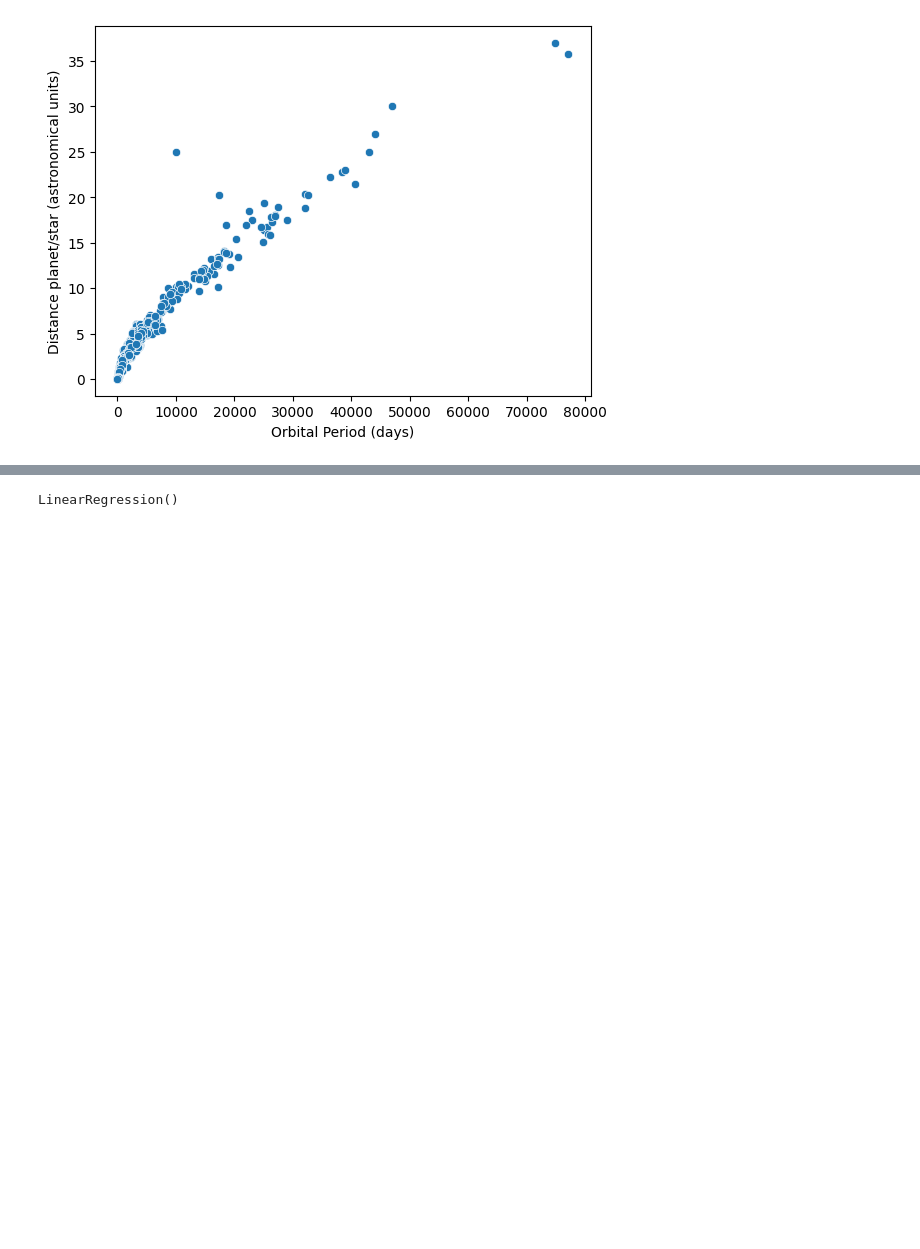
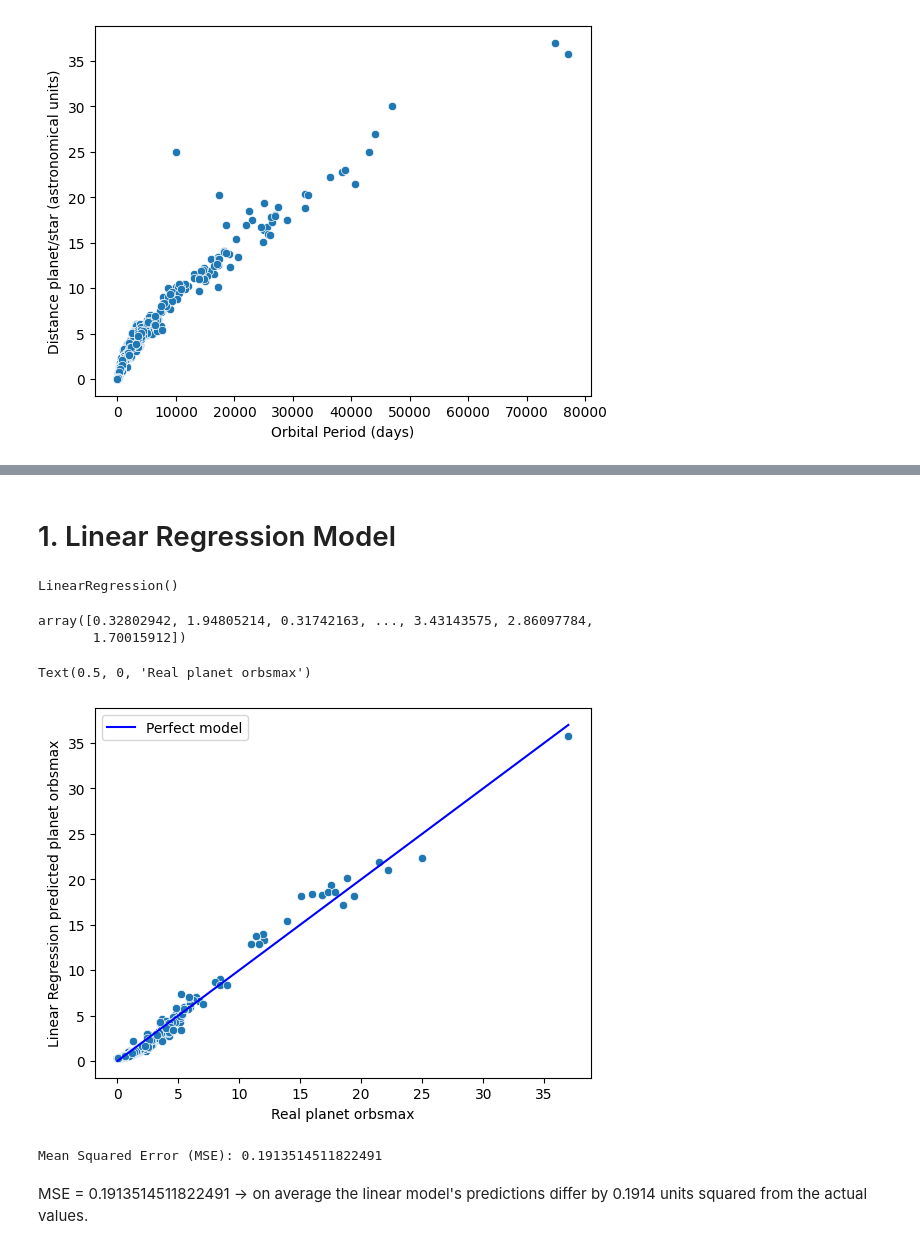
Before and after one commit to Claire540/Final_Project_Exoplanet, a Jupyter notebook: notebooks/Filal_Project_Exoplanet.ipynb, the cells around one changed output, grey strips where cells are left out. Drawn from its saved outputs; the diff is of its cells as text; code cells hidden in the pictures; blank space fills up the shorter version.

Commit message:
3 models generated (Linear Regression, Random forest Regressor,Gradient Boosting Regressor) for 2 different targets

```diff
--- a/notebooks/Filal_Project_Exoplanet.ipynb
+++ b/notebooks/Filal_Project_Exoplanet.ipynb
@@ -425,14 +444,43 @@ X_test_pol_np = poly.transform(X_test)
 
 X_train_pol_df = pd.DataFrame(X_train_pol_np, columns=poly.get_feature_names_out(), index=X_train.index)
 X_test_pol_df  = pd.DataFrame(X_test_pol_np, columns=poly.get_feature_names_out(), index=X_test.index)
+# %% [markdown]
+# 1. Linear Regression Model
 # %%
 # Linear Regression model
 linear_reg = LinearRegression()
 # %%
 #train the model
-linear_reg.fit(X_train, y_train)
+linear_reg.fit(X_train_pol_df, y_train)
 # %% [output]
 LinearRegression()
 # %%
 # predict on the test set
-y_pred = linear_reg.predict(X_test)
+y_pred_test_lm = linear_reg.predict(X_test_pol_df)
+# %%
+y_pred_test_lm
+# %% [output]
+array([0.32802942, 1.94805214, 0.31742163, ..., 3.43143575, 2.86097784,
+       1.70015912])
+# %%
+# y_pred = y_real = 0 + y_real = 0 + 1 * y_real
+# y_real = 5.05; y_pred = 5.05
+
+fig, ax = plt.subplots()
+sns.scatterplot(x=y_test, y=y_pred_test_lm, ax=ax)
+sns.lineplot(x=y_test, y=y_test, ax=ax, color="b", label="Perfect model");
+ax.set_ylabel("Linear Regression predicted planet orbsmax")
+ax.set_xlabel("Real planet orbsmax")
+# %% [output]
+Text(0.5, 0, 'Real planet orbsmax')
+[figure, added]
+# %%
+from sklearn.metrics import mean_squared_error, r2_score
+
+# Calculation of the Mean Squared Error (MSE)
+mse = mean_squared_error(y_test, y_pred_test_lm)
+print(f"Mean Squared Error (MSE): {mse}")
+# %% [output]
+Mean Squared Error (MSE): 0.1913514511822491
+# %% [markdown]
+MSE = 0.1913514511822491 -> on average the linear model's predictions differ by 0.1914 units squared from the actual values.
```
Also changed, not shown: parts of 64 cells of this notebook.
